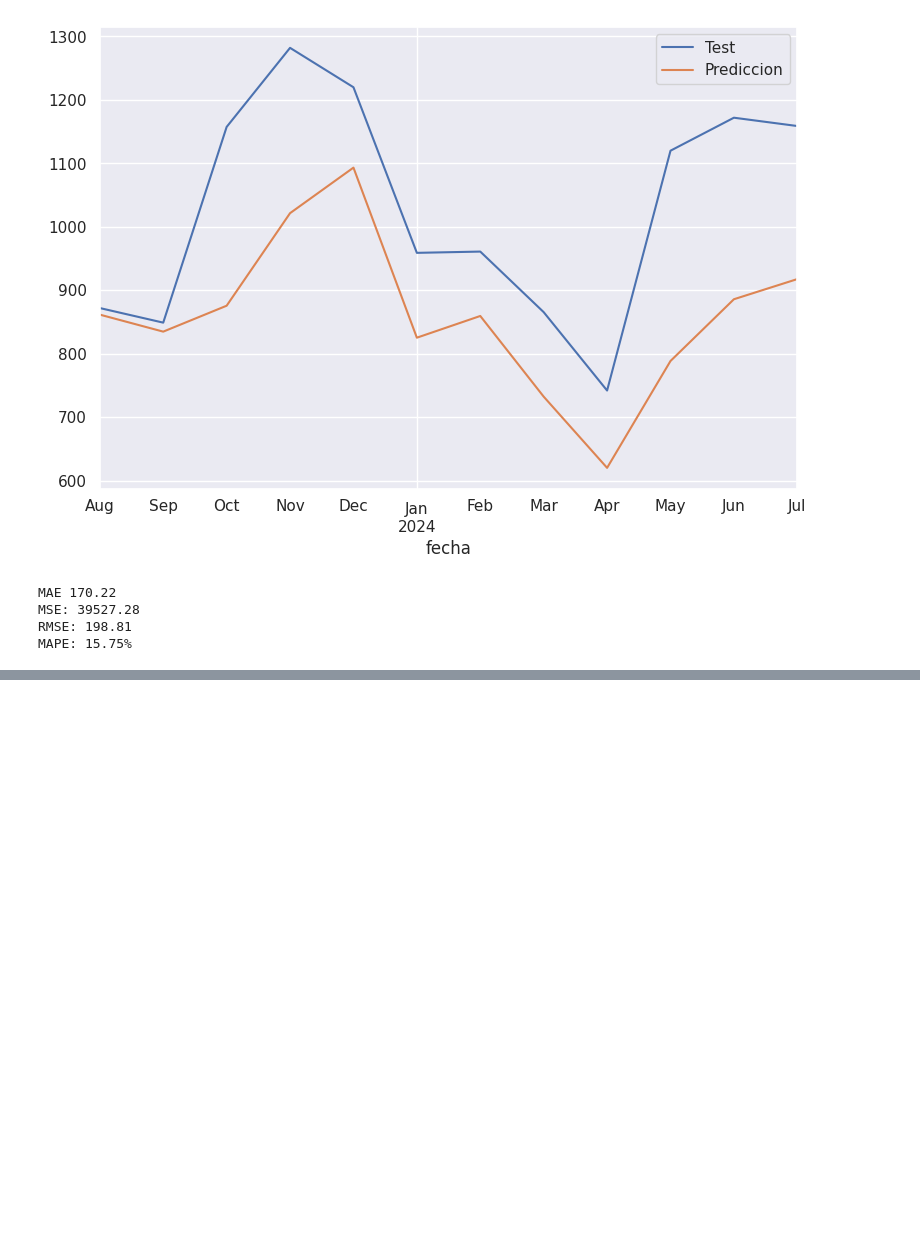
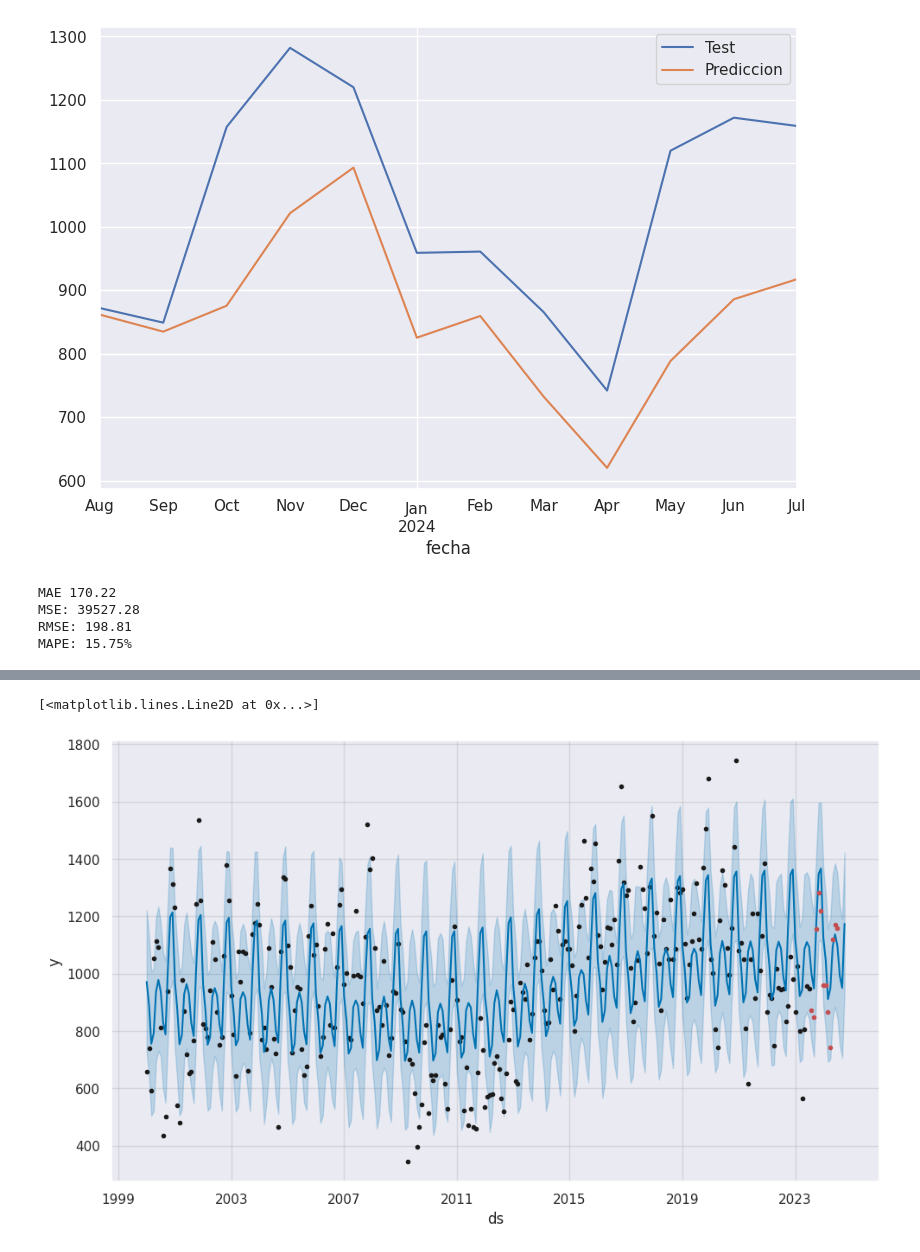
Before and after one commit to LordOnion88/MAD, a Jupyter notebook: Series de Tiempo/Predicciones produccion de cafe/Produccion de cafe.ipynb, the cells around one changed output, grey strips where cells are left out. Drawn from its saved outputs; the diff is of its cells as text; code cells hidden in the pictures; blank space fills up the shorter version.

Commit message:
Prophet

```diff
--- a/Series de Tiempo/Predicciones produccion de cafe/Produccion de cafe.ipynb
+++ b/Series de Tiempo/Predicciones produccion de cafe/Produccion de cafe.ipynb
@@ -251,0 +274,5 @@ MAPE: 15.75%
+# %%
+df_p = df.copy()
+df_p.reset_index(inplace=True)
+df_p.rename(columns={'fecha':'ds','Toneladas':'y'}, inplace=True)
+df_p
@@ -251,0 +293,5 @@ MAPE: 15.75%
+# %%
+Entrenamiento_df_p= df_p[:283]
+Prueba_df_p= df_p[283:]
+
+display(Entrenamiento_df_p.tail(), Prueba_df_p.tail())
@@ -251,0 +311,4 @@ MAPE: 15.75%
+# %%
+modelo = Prophet(growth='linear')
+
+modelo.fit(Entrenamiento_df_p)
@@ -251,0 +319,4 @@ MAPE: 15.75%
+# %%
+future = modelo.make_future_dataframe(periods=15,freq='MS')
+forecast = modelo.predict(future)
+forecast[['ds', 'yhat','yhat_lower','yhat_upper']]
@@ -251,0 +337,7 @@ MAPE: 15.75%
+# %%
+fig = modelo.plot(forecast)
+ax = fig.gca()
+ax.plot(Prueba_df_p['ds'],Prueba_df_p['y'],'r.')
+# %% [output]
+[<matplotlib.lines.Line2D at 0x...>]
+[figure, added]
```
Also changed, not shown: parts of 13 cells of this notebook.
